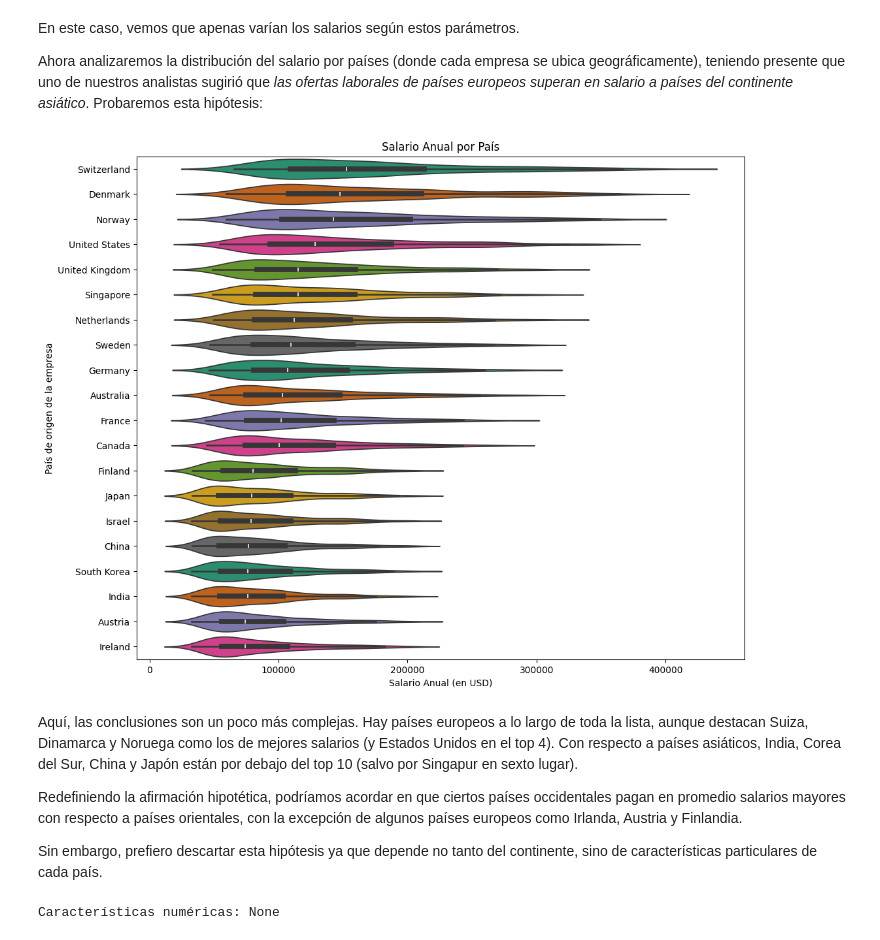
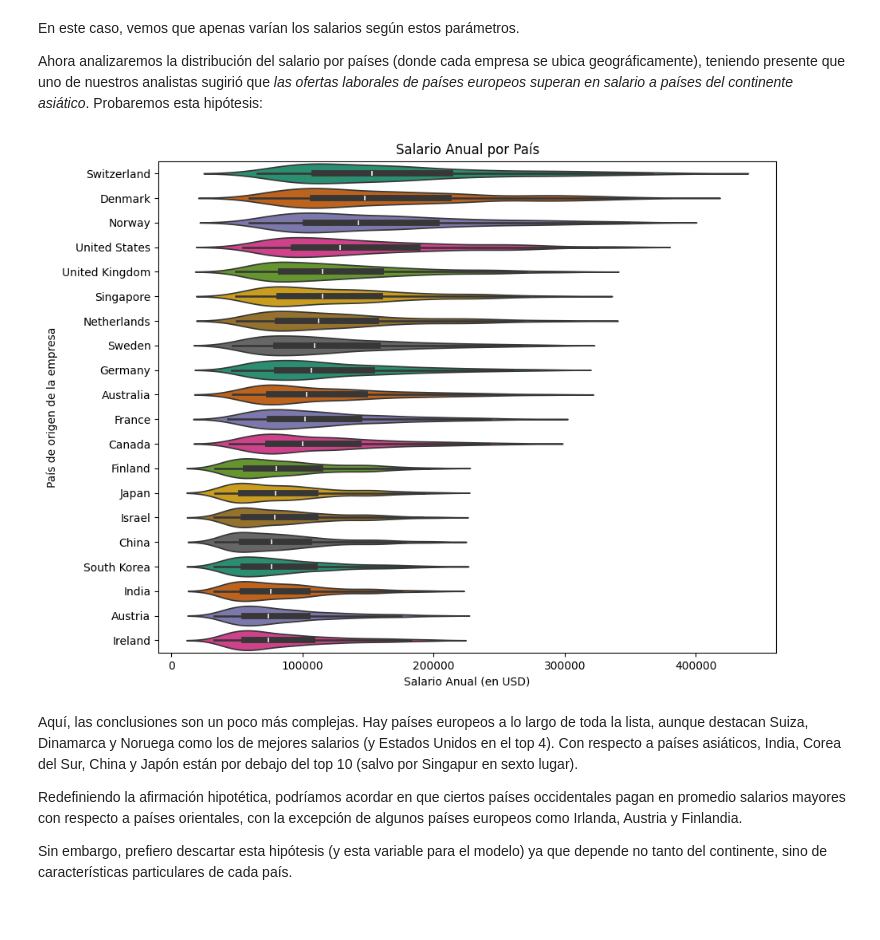
Before and after one commit to EzeRivero/Data-Science-II, a Jupyter notebook: IA_Job_Rivero_1Entrega.ipynb, the cells around one changed output. Saved outputs shown, nothing was run; the diff lists cells and outputs as text; code cells hidden in the pictures.

```diff
--- a/IA_Job_Rivero_1Entrega.ipynb
+++ b/IA_Job_Rivero_1Entrega.ipynb
@@ -225,28 +225,21 @@ Ahora analizaremos la distribución del salario por países (donde cada empresa
 # %%
 # Primeramente, para tener los países ordenados de mayor a menor, tomaremos la mediana como referencia
 Salario_por_país_mediana = df.groupby('company_location')['salary_usd'].median().sort_values(ascending=False)
 
 df['company_location'] = pd.Categorical(df['company_location'], categories=Salario_por_país_mediana.index, ordered=True)
 
 # Finalmente creamos el gráfico de violín con los datos en orden descendente
-plt.figure(figsize=(12, 10))
+plt.figure(figsize=(10, 8))
 sns.violinplot(data=df, x='salary_usd', y='company_location', inner='box', palette='Dark2', hue='company_location', legend=False)
 plt.title('Salario Anual por País')
 plt.xlabel('Salario Anual (en USD)')
 plt.ylabel('País de origen de la empresa')
 plt.show()
 # %% [output]
-[figure, old version]
+[figure, new version]
 # %% [markdown]
 Aquí, las conclusiones son un poco más complejas. Hay países europeos a lo largo de toda la lista, aunque destacan Suiza, Dinamarca y Noruega como los de mejores salarios (y Estados Unidos en el top 4). Con respecto a países asiáticos, India, Corea del Sur, China y Japón están por debajo del top 10 (salvo por Singapur en sexto lugar).
 
 Redefiniendo la afirmación hipotética, podríamos acordar en que ciertos países occidentales pagan en promedio salarios mayores con respecto a países orientales, con la excepción de algunos países europeos como Irlanda, Austria y Finlandia.
 
-Sin embargo, prefiero descartar esta hipótesis ya que depende no tanto del continente, sino de características particulares de cada país.
+Sin embargo, prefiero descartar esta hipótesis (y esta variable para el modelo) ya que depende no tanto del continente, sino de características particulares de cada país.
-# %%
-
-numerical_features_target = df.select_dtypes(include=np.number).columns.tolist()
-numerical_features = numerical_features_target.remove('salary_usd')
-print(f"Características numéricas: {numerical_features}")
-# %% [output]
-Características numéricas: None
```
Also changed, not shown: parts of 12 cells of this notebook.
